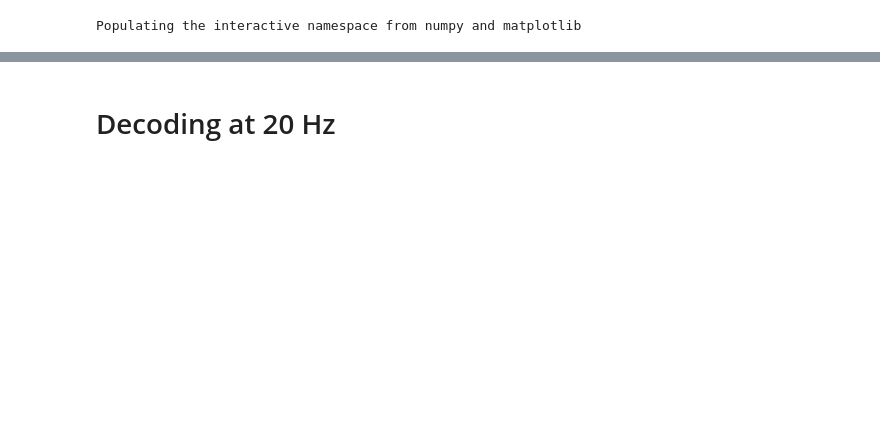
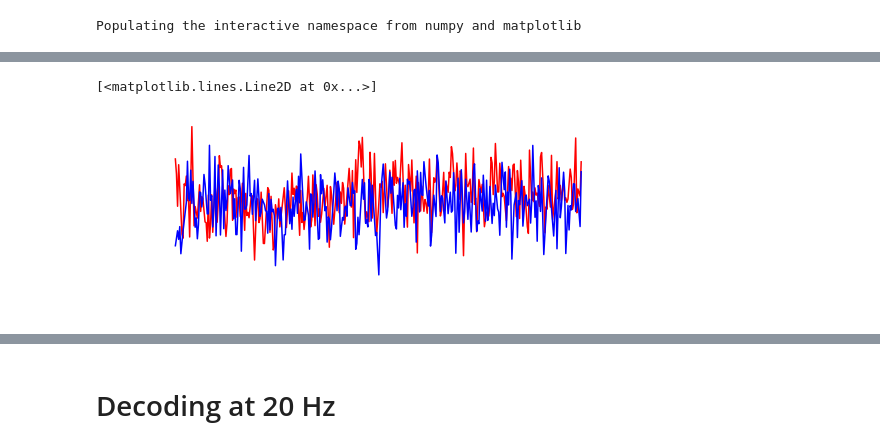
Before and after one commit to stootoon/crick-osn-decoding-release, a Jupyter notebook: make_figures.ipynb, the cells around one changed output, grey strips where cells are left out. Cells and saved outputs as stored; diff of their text form; code cells hidden in the pictures; blank space fills up the shorter version.

```diff
--- a/make_figures.ipynb
+++ b/make_figures.ipynb
@@ -10,3 +8,14 @@ from matplotlib.gridspec import GridSpec
 import matplotlib.colors as mcolors
 # %% [output]
 Populating the interactive namespace from numpy and matplotlib
+# %%
+export_figs = True
+style = "default" if export_figs else "fast"
+if style == "fast":
+    plt.style.use("fast")
+    plt.rcParams["figure.figsize"]=(8,3)
+    [plt.rcParams.__setitem__(fld, 'white') for fld,val in plt.rcParams.items() if (val == 'black') and ('boxplot' not in fld)]
+    [plt.rcParams.__setitem__(fld,  12)     for fld in plt.rcParams if any([sz in fld for sz in ["labelsize", ".size"]])]
+else:
+    plt.style.use("default")
+    plt.rcParams["figure.figsize"]=(8,5)
@@ -69,0 +172,6 @@ def plot_results(df2, start_time=3, do_plot = True):
+# %%
+plot(mean(X_sub[y>0,iplot,:],axis=0),"r")
+plot(mean(X_sub[y<0,iplot,:],axis=0),"b")
+# %% [output]
+[<matplotlib.lines.Line2D at 0x...>]
+[figure, added]
```
Also changed, not shown: parts of 61 cells of this notebook.
